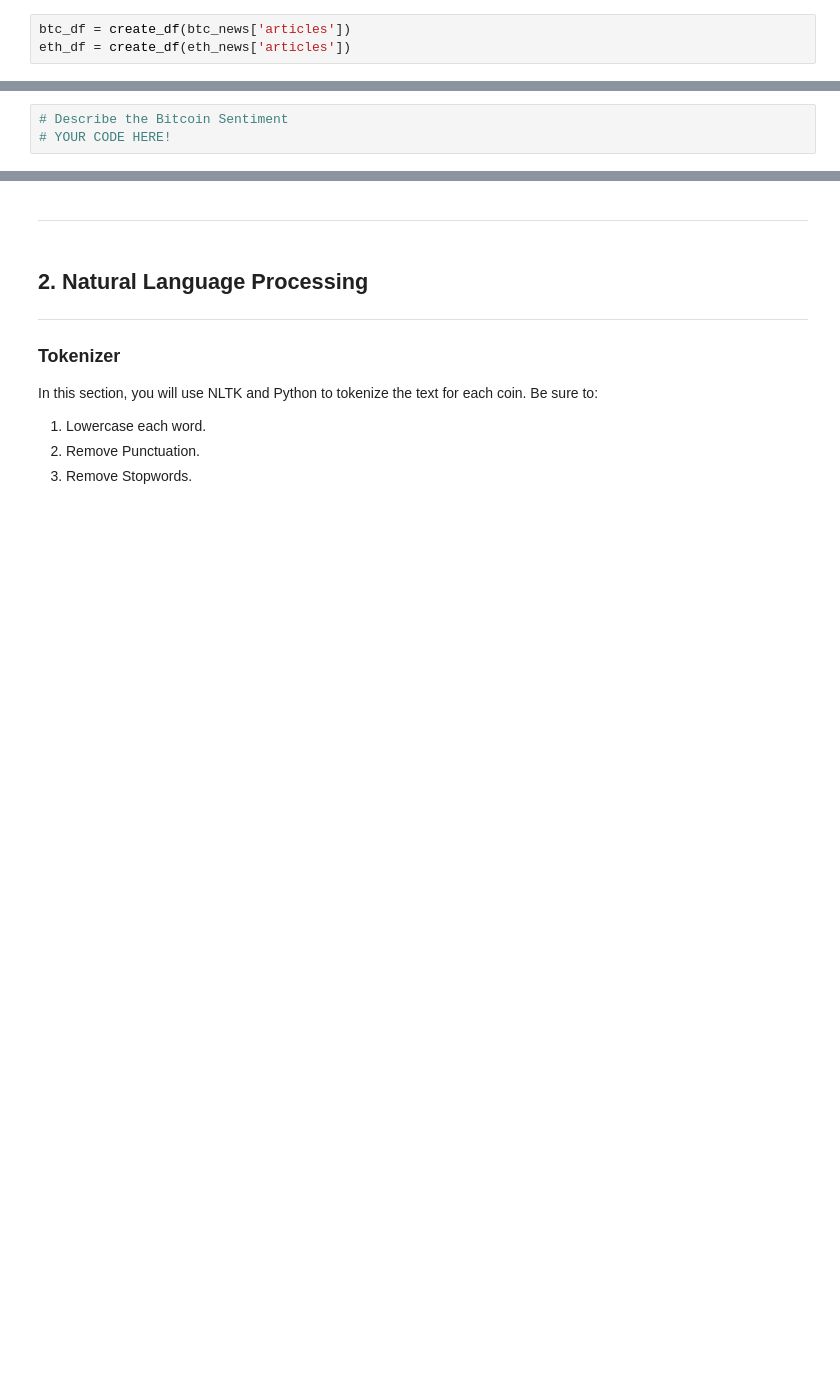
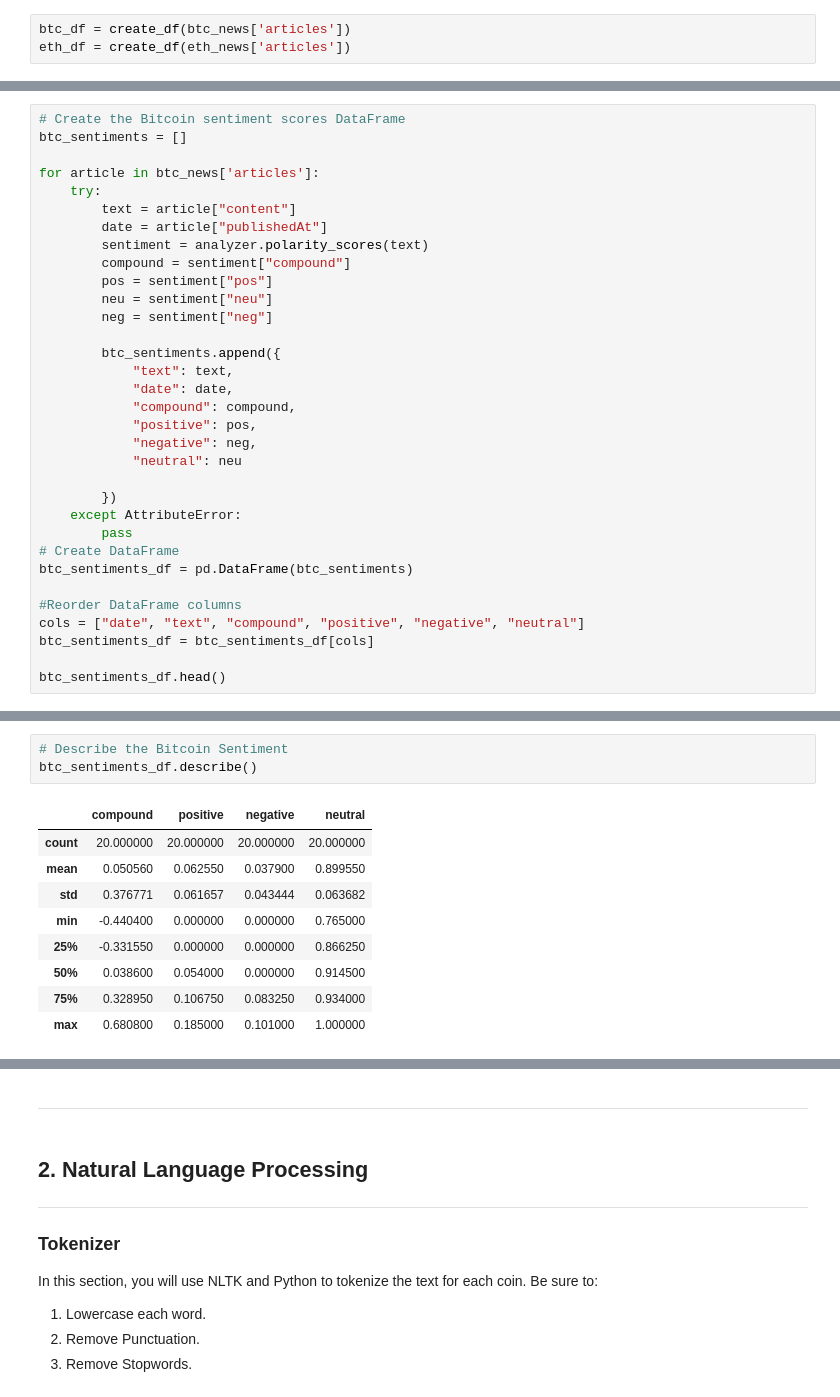
Before and after one commit to tyedem/Tales_from_the_Crypto, a Jupyter notebook: crypto_sentiment.ipynb, the cells around one changed output, grey strips where cells are left out. Drawn from its saved outputs; the diff is of its cells as text; blank space fills up the shorter version.

```diff
--- a/crypto_sentiment.ipynb
+++ b/crypto_sentiment.ipynb
@@ -167,0 +152,33 @@ crypto_df
+# %%
+# Create the Bitcoin sentiment scores DataFrame
+btc_sentiments = []
+
+for article in btc_news['articles']:
+    try:
+        text = article["content"]
+        date = article["publishedAt"]
+        sentiment = analyzer.polarity_scores(text)
+        compound = sentiment["compound"]
+        pos = sentiment["pos"]
+        neu = sentiment["neu"]
+        neg = sentiment["neg"]
+
+        btc_sentiments.append({
+            "text": text,
+            "date": date,
+            "compound": compound,
+            "positive": pos,
+            "negative": neg,
+            "neutral": neu
+
+        })
+    except AttributeError:
+        pass
+# Create DataFrame
+btc_sentiments_df = pd.DataFrame(btc_sentiments)
+
+#Reorder DataFrame columns
+cols = ["date", "text", "compound", "positive", "negative", "neutral"]
+btc_sentiments_df = btc_sentiments_df[cols]
+
+btc_sentiments_df.head()
@@ -168,5 +232,15 @@ crypto_df
 # %%
 # Describe the Bitcoin Sentiment
-# YOUR CODE HERE!
+btc_sentiments_df.describe()
+# %% [output]
+|  | compound | positive | negative | neutral |
+| count | 20.000000 | 20.000000 | 20.000000 | 20.000000 |
+| mean | 0.050560 | 0.062550 | 0.037900 | 0.899550 |
+| std | 0.376771 | 0.061657 | 0.043444 | 0.063682 |
+| min | -0.440400 | 0.000000 | 0.000000 | 0.765000 |
+| 25% | -0.331550 | 0.000000 | 0.000000 | 0.866250 |
+| 50% | 0.038600 | 0.054000 | 0.000000 | 0.914500 |
+| 75% | 0.328950 | 0.106750 | 0.083250 | 0.934000 |
+| max | 0.680800 | 0.185000 | 0.101000 | 1.000000 |
 # %%
 # Describe the Ethereum Sentiment
```
Also changed, not shown: parts of 30 cells of this notebook, 2 other files.
